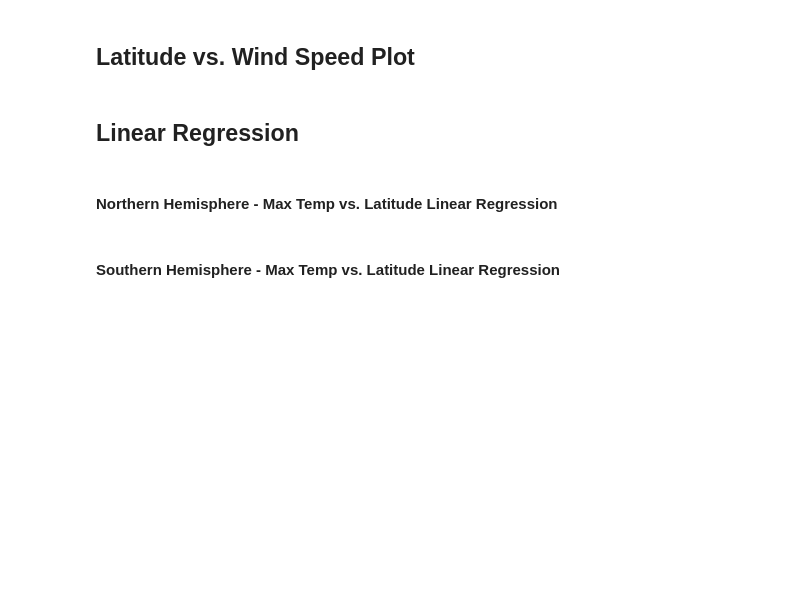
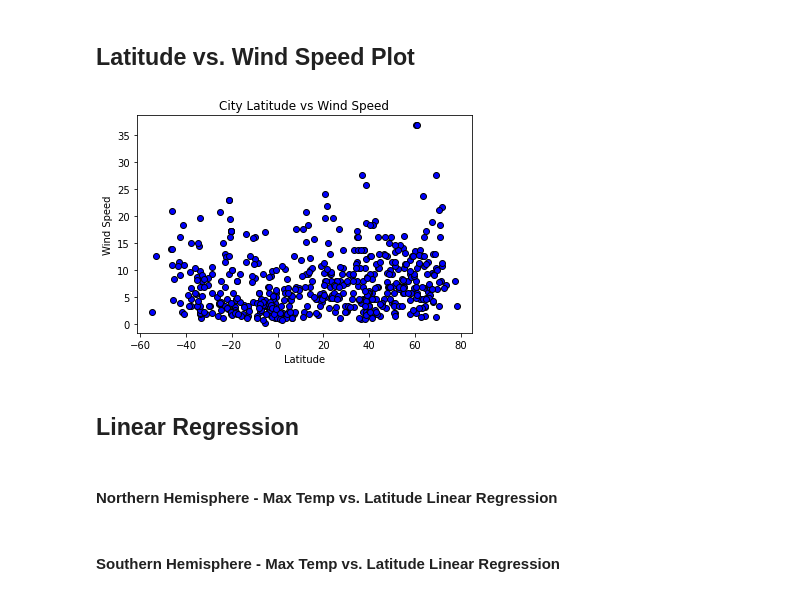
Before and after one commit to kndrsh/Python-Api-Challenge, a Jupyter notebook: Weather Py/WeatherPy.ipynb, the cells around one changed output. Saved outputs shown, nothing was run; the diff lists cells and outputs as text; code cells hidden in the pictures; blank space fills up the shorter version.

```diff
--- a/Weather Py/WeatherPy.ipynb
+++ b/Weather Py/WeatherPy.ipynb
@@ -150,5 +233,22 @@ Skip this step if there are no cities that have humidity > 100%.
 # %% [markdown]
 ## Latitude vs. Wind Speed Plot
+# %%
+#Create Latitude v Cloudiness Scatter Plot
+plt.scatter(weather_dict["Lat"], weather_dict["Wind Speed"],edgecolor = "black",facecolor = "blue" )
+
+#x axis
+plt.xlabel("Latitude")
+
+#Y axis
+plt.ylabel("Wind Speed")
+
+#Title
+plt.title("City Latitude vs Wind Speed")
+
+
+plt.savefig(r"C:\Users\kndrs\Python-Api-Challenge\Weather Py\Latitude v Wind Speed.png")
+# %% [output]
+[figure, added]
 # %% [markdown]
 ## Linear Regression
 # %% [markdown]
```
Also changed, not shown: parts of 8 cells of this notebook, 7 other files.
